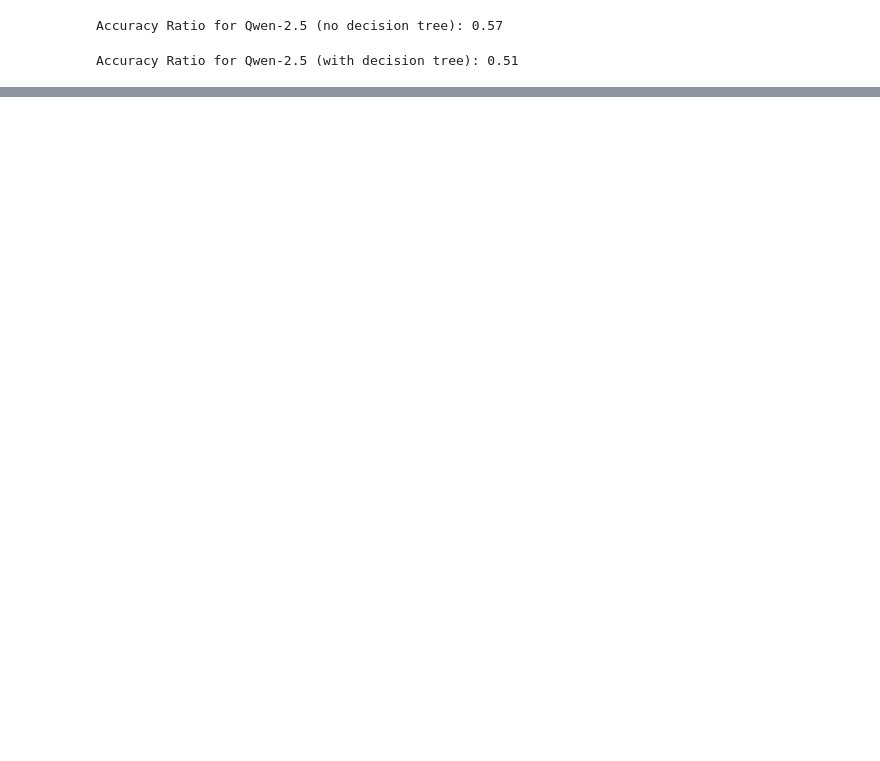
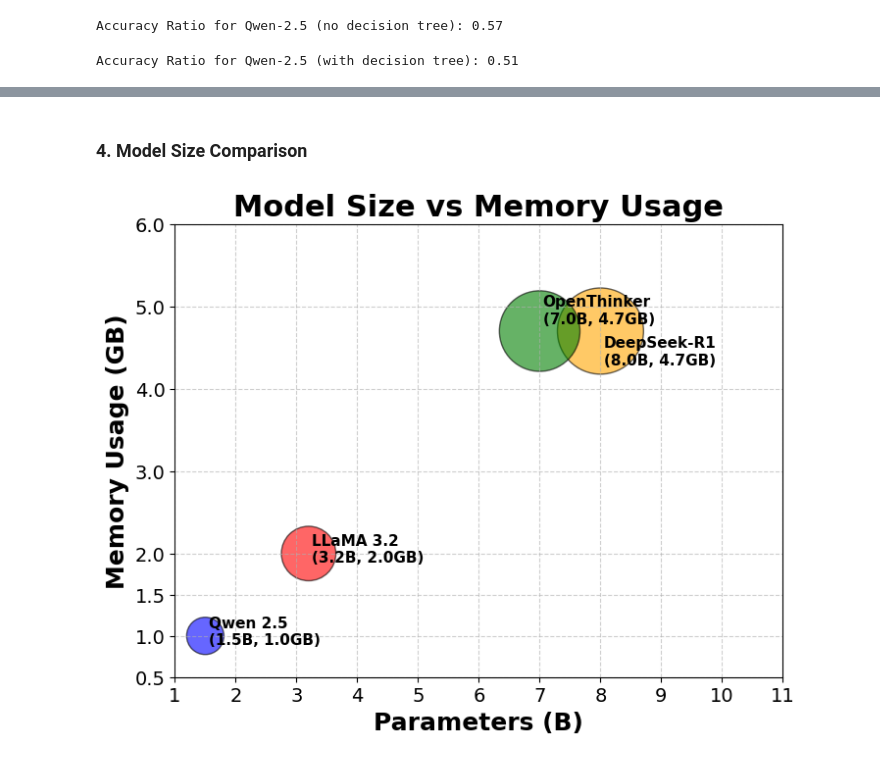
Before and after one commit to chizo4/JusTreeAI, a Jupyter notebook: jus-tree-ai/eval/performance_analysis.ipynb, the cells around one changed output, grey strips where cells are left out. Cells and saved outputs as stored; diff of their text form; code cells hidden in the pictures; blank space fills up the shorter version.

```diff
--- a/jus-tree-ai/eval/performance_analysis.ipynb
+++ b/jus-tree-ai/eval/performance_analysis.ipynb
@@ -9,13 +14,18 @@ import pandas as pd
 GROUND_TRUTH_PATH = '../../data/duo-student-finance/cases.json'
 RESULTS_PATH = '../../results/duo-student-finance/'
 # %%
-# Specific results files.
 result_files = [
-    'deepseek-r1:8b-0.8-no-20250129110014.json',
-    'llama3.2-0.8-no-20250129091911.json',
+    # DeepSeek-R1 results
+    'deepseek-r1:8b-0.8-no-20250226212644.json',
+    'deepseek-r1:8b-0.8-yes-20250226211831.json',
+    # LLAMA-3.2 results
+    'llama3.2:3b-0.8-no-20250129091911.json',
+    'llama3.2:3b-0.8-yes-20250226211236.json',
+    # OpenThinker results
+    'openthinker:7b-0.8-no-20250226222559.json',
+    'openthinker:7b-0.8-yes-20250226215759.json',
+    # QWEN-2.5 results
     'qwen2.5:1.5b-0.8-no-20250129094820.json',
-    'deepseek-r1:8b-0.8-yes-20250129105858.json',
-    'llama3.2-0.8-yes-20250129085941.json',
     'qwen2.5:1.5b-0.8-yes-20250129093907.json'
 ]
 # %%
@@ -190,0 +250,48 @@ plt.show()
+# %% [markdown]
+### 4. Model Size Comparison
+# %%
+SAVE_PATH = '../../resources/plots/model_size_vs_memory_updated.png'
+
+# Model configs.
+models = ['LLaMA 3.2', 'Qwen 2.5', 'DeepSeek-R1', 'OpenThinker']
+parameters = [3.2, 1.5, 8.0, 7.0]  # (B)
+memory = [2.0, 1.0, 4.7, 4.7]      # (GB)
+
+# Set up the bubble size.
+bubble_sizes = [param * 500 for param in parameters]
+# Colors.
+colors = ['red', 'blue', 'orange', 'green']
+
+# Create the plot.
+plt.figure(figsize=(8, 6))
+plt.scatter(parameters, memory, s=bubble_sizes, c=colors, alpha=0.6, edgecolors='k')
+for i, model in enumerate(models):
+    x_offset = 0.05
+    y_offset = 0.05
+    if model == "DeepSeek-R1":
+        y_offset = -0.25
+    elif model == "OpenThinker":
+        y_offset = 0.25
+    plt.text(
+        parameters[i] + x_offset,
+        memory[i] + y_offset,
+        f'{model}\n({parameters[i]}B, {memory[i]}GB)',
+        fontsize=11,
+        ha='left',
+        va='center',
+        fontweight='bold'
+    )
+# Labels etc.
+plt.xlabel('Parameters (B)', fontsize=18, fontweight='bold')
+plt.ylabel('Memory Usage (GB)', fontsize=18, fontweight='bold')
+plt.title('Model Size vs Memory Usage', fontsize=22, fontweight='bold')
+# Axis adjustments.
+plt.xticks([1.0, 2.0, 3.0, 4.0, 5.0, 6.0, 7.0, 8.0, 9.0, 10.0, 11.0], fontsize=14)
+plt.yticks([0.5, 1.0, 1.5, 2.0, 3.0, 4.0, 5.0, 6.0], fontsize=14)
+plt.grid(True, linestyle='--', alpha=0.6)
+
+# Save the plot as PNG.
+plt.savefig(SAVE_PATH, dpi=300)
+plt.show()
+# %% [output]
+[figure, added]
```
Also changed, not shown: parts of 26 cells of this notebook, 13 other files.
